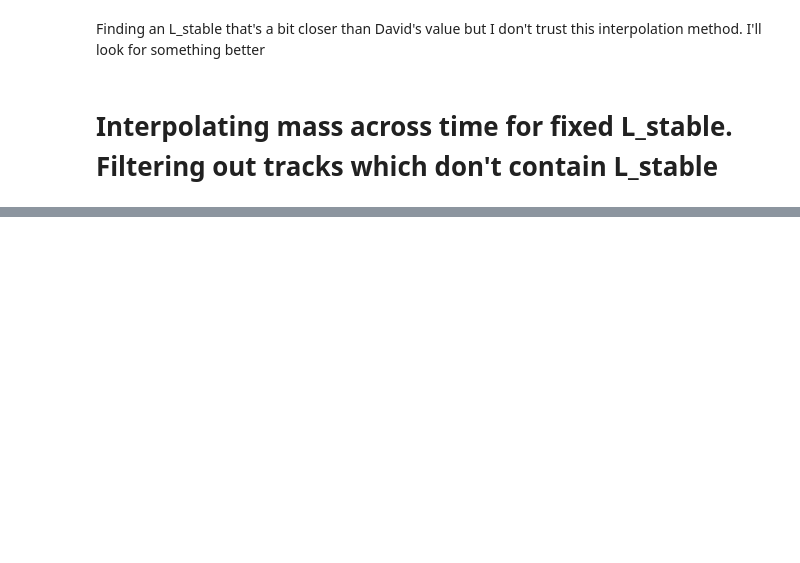
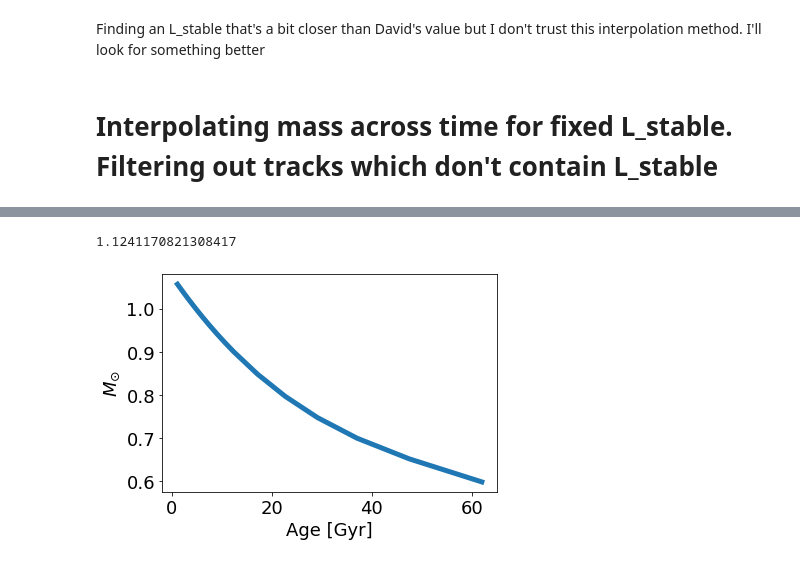
Before and after one commit to mscoggs/star_lifting, a Jupyter notebook: star_lifting.ipynb, the cells around one changed output, grey strips where cells are left out. Cells and saved outputs as stored; diff of their text form; code cells hidden in the pictures; blank space fills up the shorter version.

```diff
--- a/star_lifting.ipynb
+++ b/star_lifting.ipynb
@@ -152,0 +170,4 @@ Text(0, 0.5, '$\\frac{\\partial M}{\\partial t} [M_{ceres}/year]$')
+# %%
+print(np.power(10,l_stable+l_offset))
+# %% [output]
+1.1241170821308417
@@ -152,0 +176,10 @@ Text(0, 0.5, '$\\frac{\\partial M}{\\partial t} [M_{ceres}/year]$')
+# %%
+fit = np.polyfit(a_interp, m_interp,3)
+poly = np.poly1d(fit)
+poly_fit = poly(a_interp)
+plt.plot(a_interp/1e9, poly_fit, lw=5)
+plt.xlabel("Age [Gyr]")
+plt.ylabel(r"$M_{\odot}$")
+plt.savefig("mass_vs_age_2dinterp.pdf",bbox_inches="tight")
+# %% [output]
+[figure, added]
```
Also changed, not shown: parts of 28 cells of this notebook.
